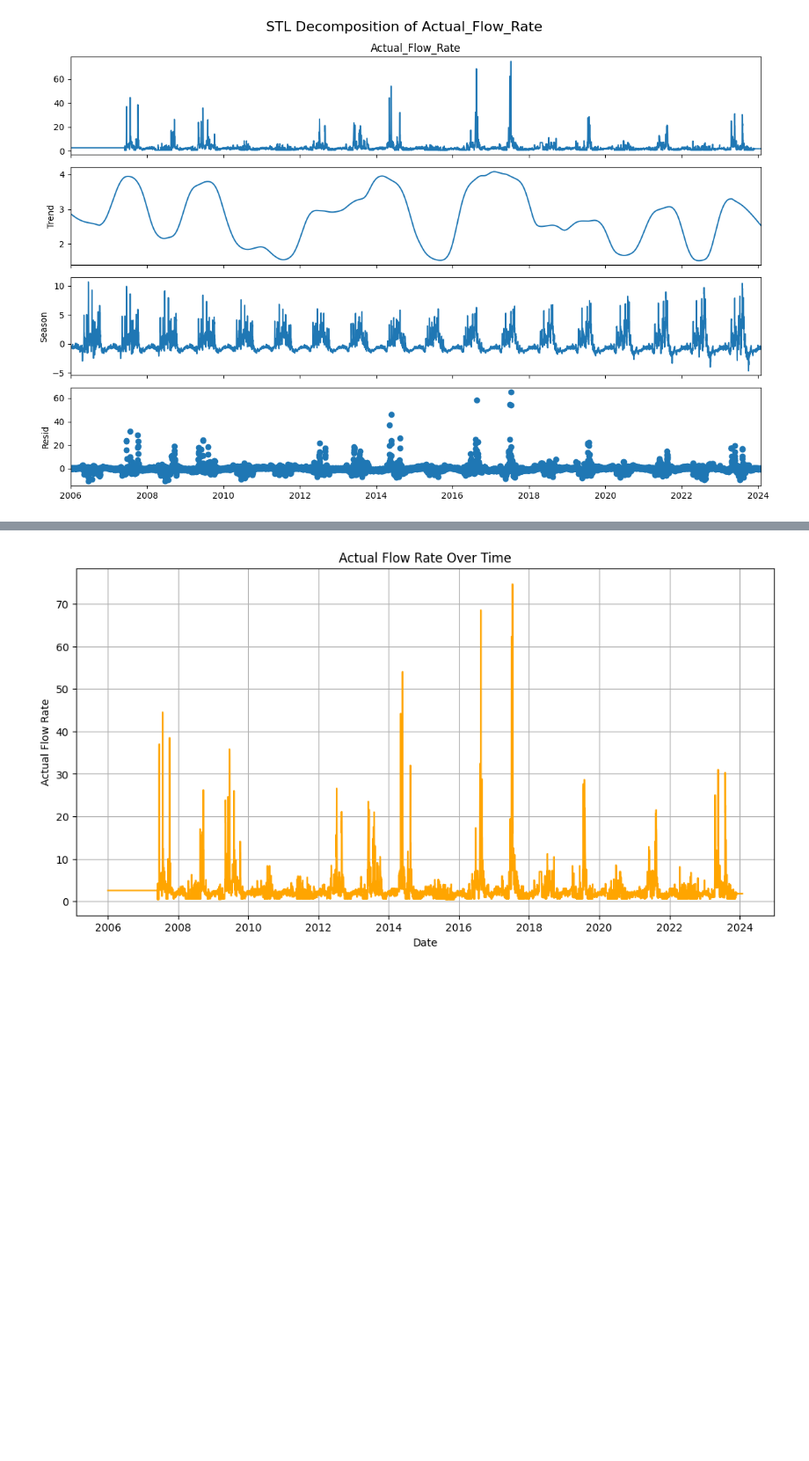
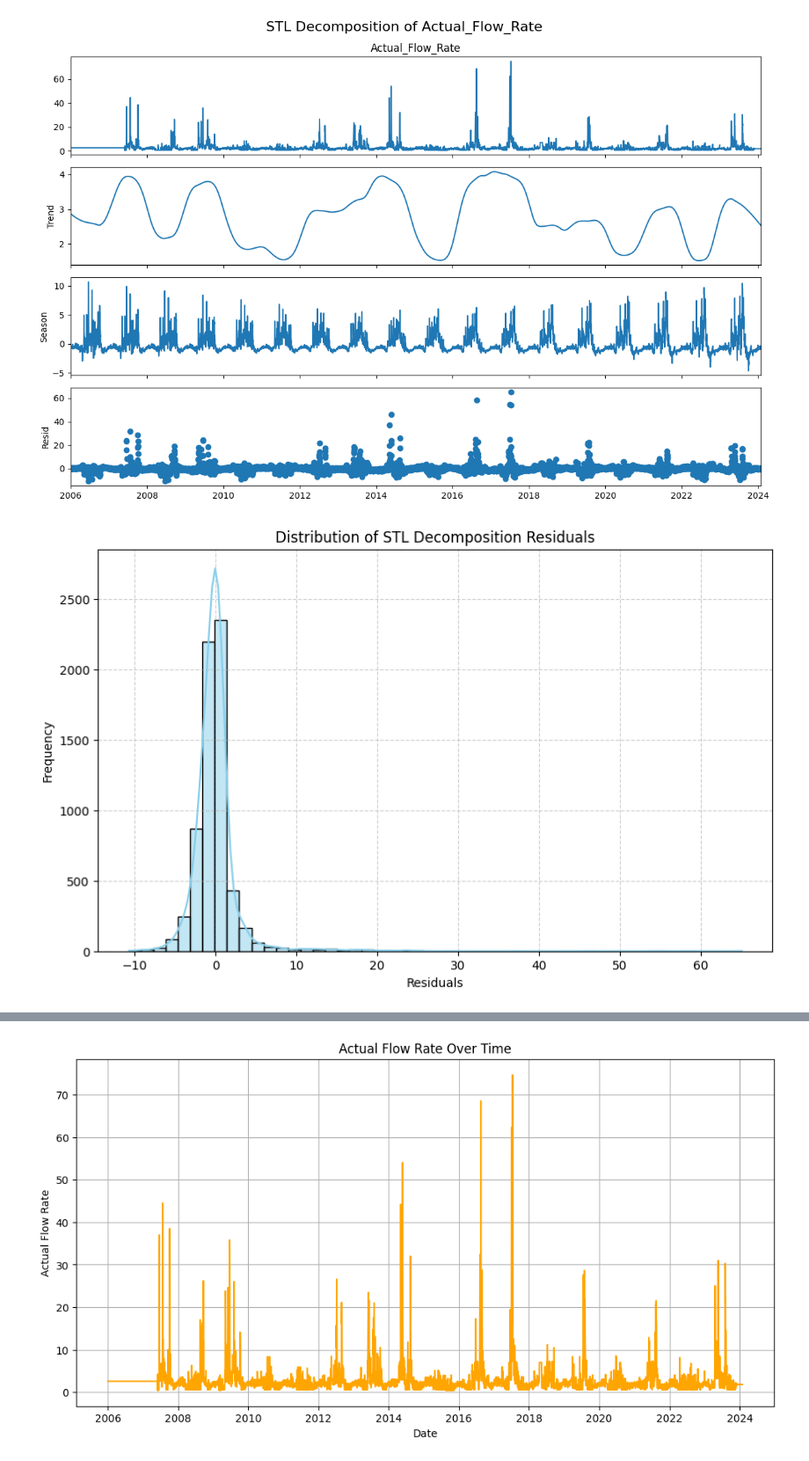
Before and after one commit to MohamamdAghaei/Acea-Smart-Water-Analytics, a Jupyter notebook: Big_Data_project_Water_Analytics.ipynb, the cells around one changed output, grey strips where cells are left out. Shown at 88% size. Drawn from its saved outputs; the diff is of its cells as text; code cells hidden in the pictures; blank space fills up the shorter version.

Commit message:
Residuals checking

```diff
--- a/Big_Data_project_Water_Analytics.ipynb
+++ b/Big_Data_project_Water_Analytics.ipynb
@@ -294,3 +294,19 @@ plt.tight_layout()
 plt.show()
 # %% [output]
 [figure]
+# %%
+# prompt: make histogeram for resid of upper plot
+
+# The result object from the last STL decomposition contains the residuals
+residuals = result.resid
+
+# Make histogram for residuals
+plt.figure(figsize=(10, 6))
+sns.histplot(residuals, kde=True, color='skyblue', bins=50)
+plt.title('Distribution of STL Decomposition Residuals')
+plt.xlabel('Residuals')
+plt.ylabel('Frequency')
+plt.grid(True, linestyle='--', alpha=0.6)
+plt.show()
+# %% [output]
+[figure, added]
```
Also changed, not shown: parts of 6 cells of this notebook.
